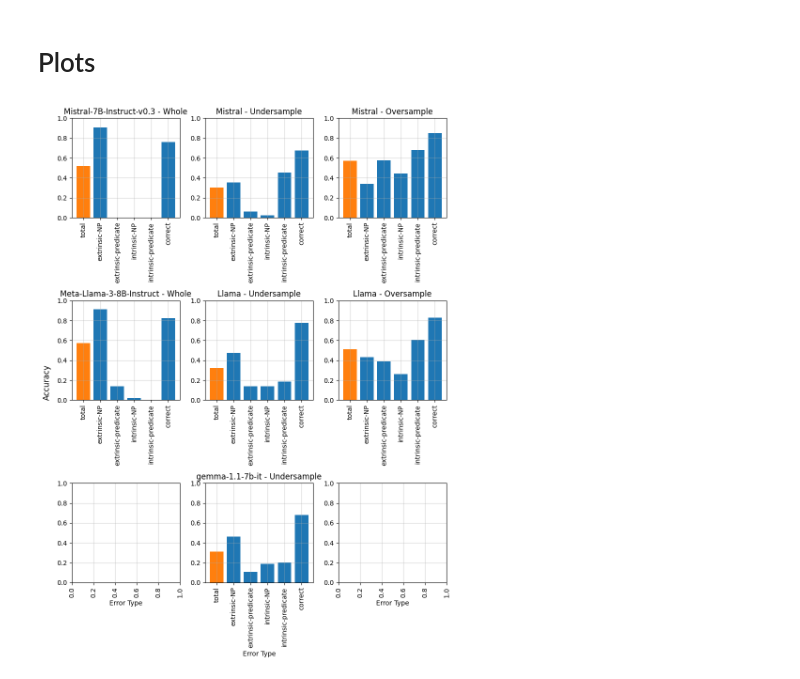
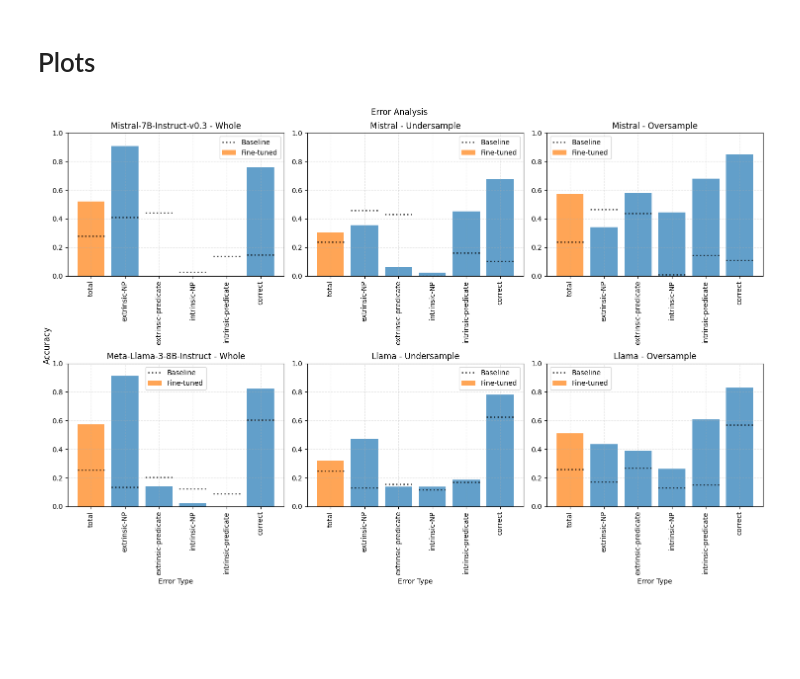
Before and after one commit to Lislaam/llm_hallucinations, a Jupyter notebook: plots.ipynb, the cells around one changed output. Cells and saved outputs as stored; diff of their text form; code cells hidden in the pictures; blank space fills up the shorter version.

Commit message:
baseline results

```diff
--- a/plots.ipynb
+++ b/plots.ipynb
@@ -68,42 +115,57 @@ gemma_under = {
 # %%
 # List of data dictionaries
-datasets = [mistral_whole, mistral_under, mistral_over, llama_whole, llama_under, llama_over, gemma_under]
+datasets = [mistral_whole, mistral_under, mistral_over, llama_whole, llama_under, llama_over]
+baselines = [mistral_whole_baseline, mistral_under_baseline, mistral_over_baseline, llama_whole_baseline, llama_under_baseline, llama_over_baseline]
 labels = ["Mistral-7B-Instruct-v0.3 - Whole", "Mistral - Undersample", "Mistral - Oversample",
-          "Meta-Llama-3-8B-Instruct - Whole", "Llama - Undersample", "Llama - Oversample",
-           "gemma-1.1-7b-it - Undersample"]
+          "Meta-Llama-3-8B-Instruct - Whole", "Llama - Undersample", "Llama - Oversample"]
 
-# Create a figure with 3 subplots
-fig, axs = plt.subplots(3, 3, figsize=(9, 12))
+# Create a figure with 2 rows and 3 columns of subplots
+fig, axs = plt.subplots(2, 3, figsize=(15, 10))
 
 # Flatten the axs array for easy iteration
 axs = axs.flatten()
 
 # Loop through datasets and axes
-help = [0, 1, 2, 3, 4, 5, None, 6]
-for i, ax in enumerate(axs):  #(data, ax) in enumerate(zip(datasets,
-    if i in [0, 1, 2, 3, 4, 5, 7]:
-        keys = list(datasets[help[i]].keys())
-        values = list(datasets[help[i]].values())
-        # Assign colors: Red for 'total', blue for others
-        colors = ['C1' if key == 'total' else 'C0' for key in keys]
+for i, (data, base, ax) in enumerate(zip(datasets, baselines, axs)):
+    keys = list(data.keys())
+    values = list(data.values())
+    baseline_keys = list(base.keys())
+    baseline_values = list(base.values())
 
-        ax.bar(keys, values, color=colors)
-        ax.set_title(f'{labels[help[i]]}')
+    # Assign colors: Red for 'total', blue for others
+    colors = ['C1' if key == 'total' else 'C0' for key in keys]
 
-    if i in [6, 7, 8]:
-        ax.set_xlabel('Error Type')
+    ax.bar(keys, values, color=colors, alpha=0.7, label='Fine-tuned')
+    baseline_bars = ax.bar(baseline_keys, baseline_values, color='C3', alpha=0)
+    ax.set_title(labels[i])
 
+    # Adding a dotted line at the top of each baseline bar
+    for j, bar in enumerate(baseline_bars):
+        height = bar.get_height()
+        if j == 0:
+            # Only add a label for the first dotted line for legend
+            ax.plot([bar.get_x(), bar.get_x() + bar.get_width()], [height, height],
+                    linestyle=':', color='black', linewidth=2, alpha=0.7, label='Baseline')
+        else:
+            ax.plot([bar.get_x(), bar.get_x() + bar.get_width()], [height, height],
+                    linestyle=':', color='black', linewidth=2, alpha=0.7)
     ax.set_ylim(0, 1)  # Assuming values are in the range 0 to 1
-    ax.grid('--', alpha=0.5)
+    ax.grid(True, linestyle='--', alpha=0.3)
     ax.tick_params(axis='x', rotation=90)  # Rotate x-axis labels for better readability
+    ax.legend()
+
+# Set xlabel for the bottom row subplots
+for ax in axs[3:]:
+    ax.set_xlabel('Error Type')
 
 fig.supylabel('Accuracy')
-#fig.suptitle('Error Analysis')
+fig.suptitle('Error Analysis')
+#fig.legend(['Fine-tuned', 'Baseline'], loc='upper center', bbox_to_anchor=(0.5, -0.05), ncol=2)
 
 # Adjust layout to prevent overlap
 plt.tight_layout()
 
 # Display the plots
 plt.show()
 # %% [output]
-[figure, old version]
+[figure, new version]
```
Also changed, not shown: parts of 1 cell of this notebook, 16 other files.
